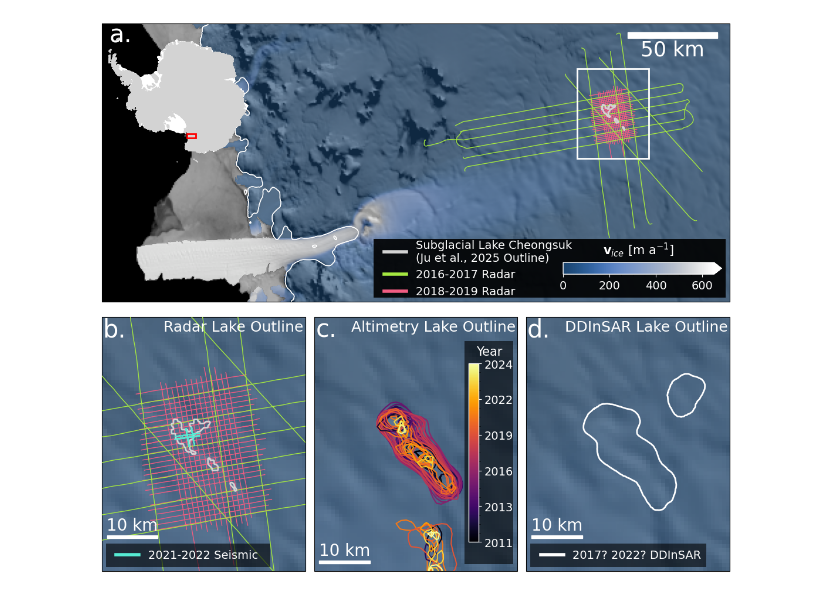
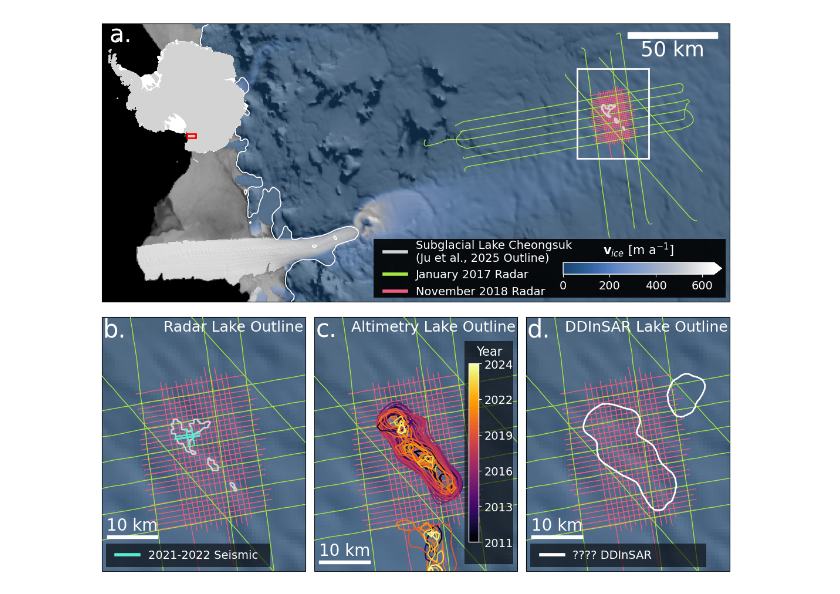
Before and after one commit to zsk4/DavidSpecularity, a Jupyter notebook: Figure1/Figure1.ipynb, the cells around one changed output. Saved outputs shown, nothing was run; the diff lists cells and outputs as text; code cells hidden in the pictures.

```diff
--- a/Figure1/Figure1.ipynb
+++ b/Figure1/Figure1.ipynb
@@ -348,8 +348,8 @@ cbar.ax.minorticks_on()
 
 handles = [
     Line2D([0], [0], color=lake_color, lw=4, label='Subglacial Lake Cheongsuk\n(Ju et al., 2025 Outline)'),
-    Line2D([0], [0], color=_1617color, lw=4, label='2016-2017 Radar'),
-    Line2D([0], [0], color=_1819color, lw=4, label='2018-2019 Radar'),
+    Line2D([0], [0], color=_1617color, lw=4, label='January 2017 Radar'),
+    Line2D([0], [0], color=_1819color, lw=4, label='November 2018 Radar'),
 ]
 
 # Add legend directly to cbbox
@@ -550,11 +550,16 @@ t_num = np.array(times.astype("int64"))  # nanoseconds since epoch
 norm = colors.Normalize(vmin=t_num.min(), vmax=t_num.max())
 cmap = cm.get_cmap("inferno")
 
+for radargram in offset_video_radargrams_1819:
+    ax3.plot(radargram.x, radargram.y, color=_1819color, linewidth=1, zorder=3, transform=ps71_projection)
+for radargram in offset_video_radargrams_1617:
+    ax3.plot(radargram.x, radargram.y, color=_1617color, linewidth=1, zorder=3, transform=ps71_projection)
+
 
 for outline, time in zip(evolving_outlines['geometry'], t_num):
     x_evolve, y_evolve = outline.exterior.xy
     color = cmap(norm(time))
-    ax3.plot(x_evolve, y_evolve, color=color)
+    ax3.plot(x_evolve, y_evolve, color=color,zorder=5)
 
 sm = cm.ScalarMappable(norm=norm, cmap=cmap)
 
@@ -638,6 +643,12 @@ ax4.imshow(moa_dat, extent=ext, cmap="gray", vmin=12000, vmax=19000)
 ax4.imshow(vel_mag_sliced, cmap=oslo,extent=[vel_mag_sliced['x'].min(), vel_mag_sliced['x'].max(),
      vel_mag_sliced['y'].min(), vel_mag_sliced['y'].max()],origin='upper',vmin=0,vmax=650,alpha=0.6)
 
+for radargram in offset_video_radargrams_1819:
+    ax4.plot(radargram.x, radargram.y, color=_1819color, linewidth=1, zorder=3, transform=ps71_projection)
+for radargram in offset_video_radargrams_1617:
+    ax4.plot(radargram.x, radargram.y, color=_1617color, linewidth=1, zorder=3, transform=ps71_projection)
+
+
 # DDInSAR Outlines
 for outline in DDInSAR_outlines:
     x_DDInSAR, y_DDInSAR = outline
@@ -687,32 +698,32 @@ cbbox.tick_params(
     axis = 'both',
     left = False,
     top = False,
     right = False,
     bottom = False,
     labelleft = False,
     labeltop = False,
     labelright = False,
     labelbottom = False
 )
 cbbox.set_facecolor([0,0,0,0.6])
 handles = [
-    Line2D([0], [0], color='white', lw=4, label='2017? 2022? DDInSAR'),
+    Line2D([0], [0], color='white', lw=4, label='???? DDInSAR'),
 ]
 
 # Add legend directly to cbbox
 legend = cbbox.legend(
     handles=handles,
     loc='center left',          # center vertically, left horizontally
     bbox_to_anchor=(0.0, 0.5), # tweak horizontal position
     frameon=False,
     fontsize=14,
     labelcolor='white'
 )
 
 # Make sure text is white
 for text in legend.get_texts():
     text.set_color('white')
 
 plt.savefig('./Figure1.png', dpi=300, bbox_inches='tight')
 # %% [output]
-[figure, old version]
+[figure, new version]
```
Also changed, not shown: 6 other files.
